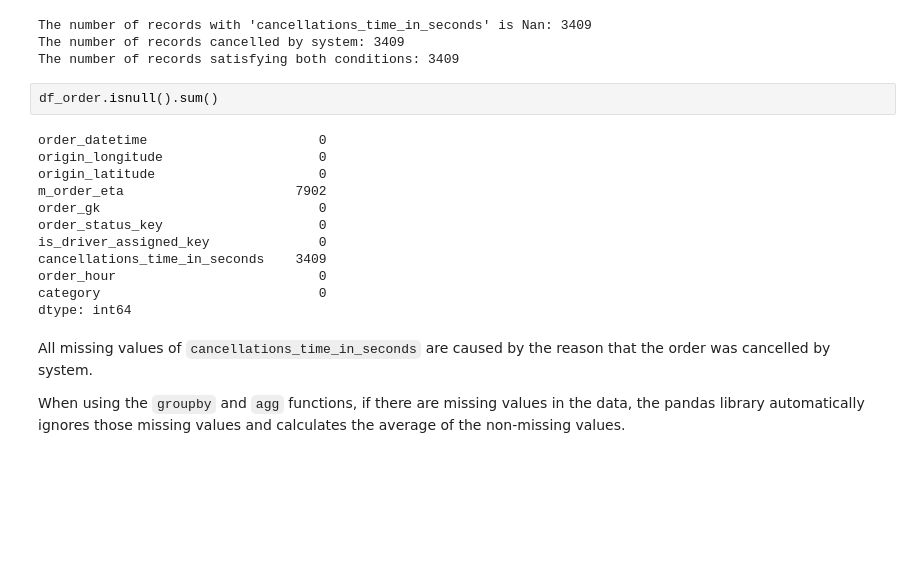
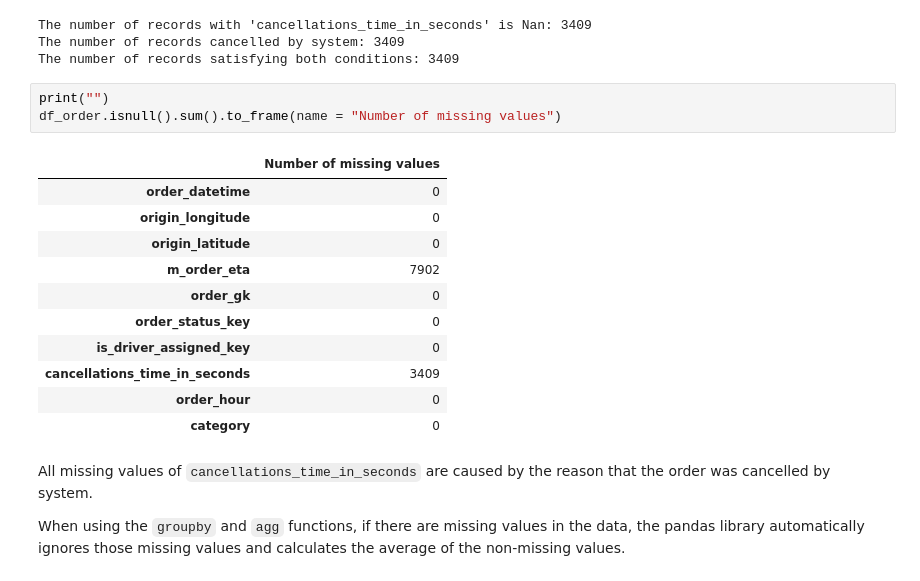
Before and after one commit to SUSTech-STA326/STA326_Assignment2, a Jupyter notebook: ass2.ipynb, the cells around one changed output. Drawn from its saved outputs; the diff is of its cells as text; blank space fills up the shorter version.

```diff
--- a/ass2.ipynb
+++ b/ass2.ipynb
@@ -234,20 +230,21 @@ print("The number of records satisfying both conditions:", len(df_order[(df_orde
 The number of records with 'cancellations_time_in_seconds' is Nan: 3409
 The number of records cancelled by system: 3409
 The number of records satisfying both conditions: 3409
-# %%
-df_order.isnull().sum()
-# %% [output]
-order_datetime                      0
-origin_longitude                    0
-origin_latitude                     0
-m_order_eta                      7902
-order_gk                            0
-order_status_key                    0
-is_driver_assigned_key              0
-cancellations_time_in_seconds    3409
-order_hour                          0
-category                            0
-dtype: int64
+# %%
+print("")
+df_order.isnull().sum().to_frame(name = "Number of missing values")
+# %% [output]
+|  | Number of missing values |
+| order_datetime | 0 |
+| origin_longitude | 0 |
+| origin_latitude | 0 |
+| m_order_eta | 7902 |
+| order_gk | 0 |
+| order_status_key | 0 |
+| is_driver_assigned_key | 0 |
+| cancellations_time_in_seconds | 3409 |
+| order_hour | 0 |
+| category | 0 |
 # %% [markdown]
 All missing values of `cancellations_time_in_seconds` are caused by the reason that the order was cancelled by system.
 
```
Also changed, not shown: parts of 3 cells of this notebook, 12 other files.
